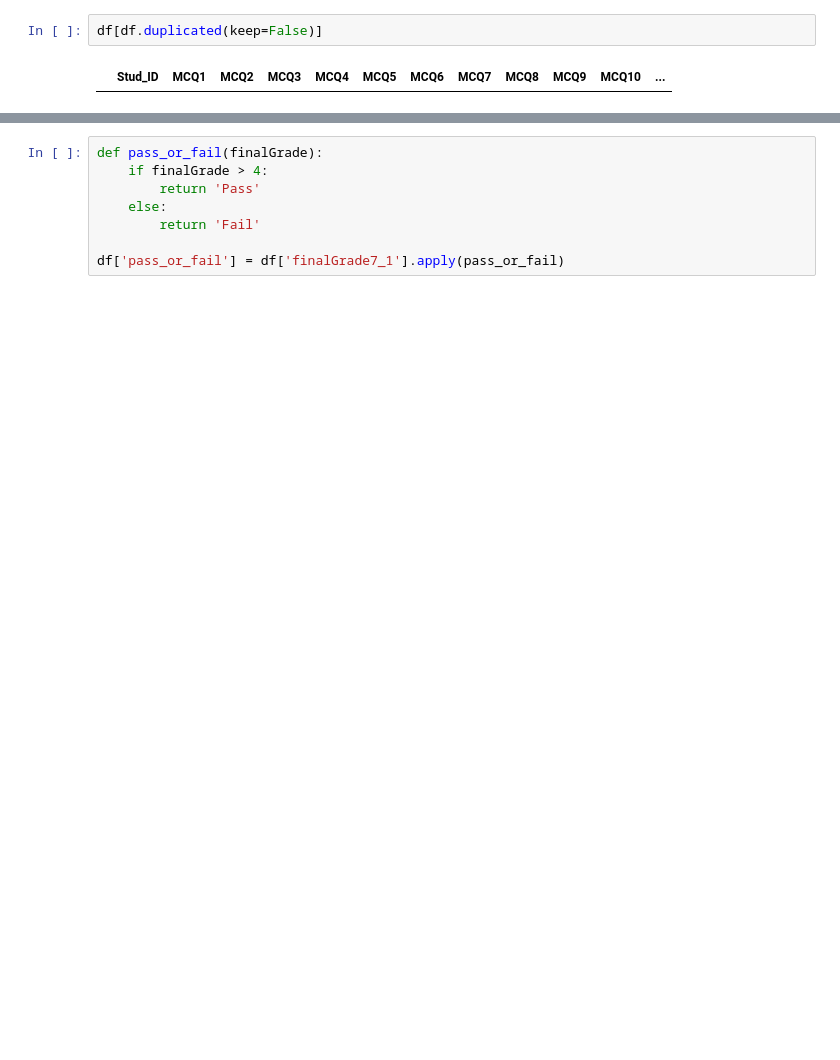
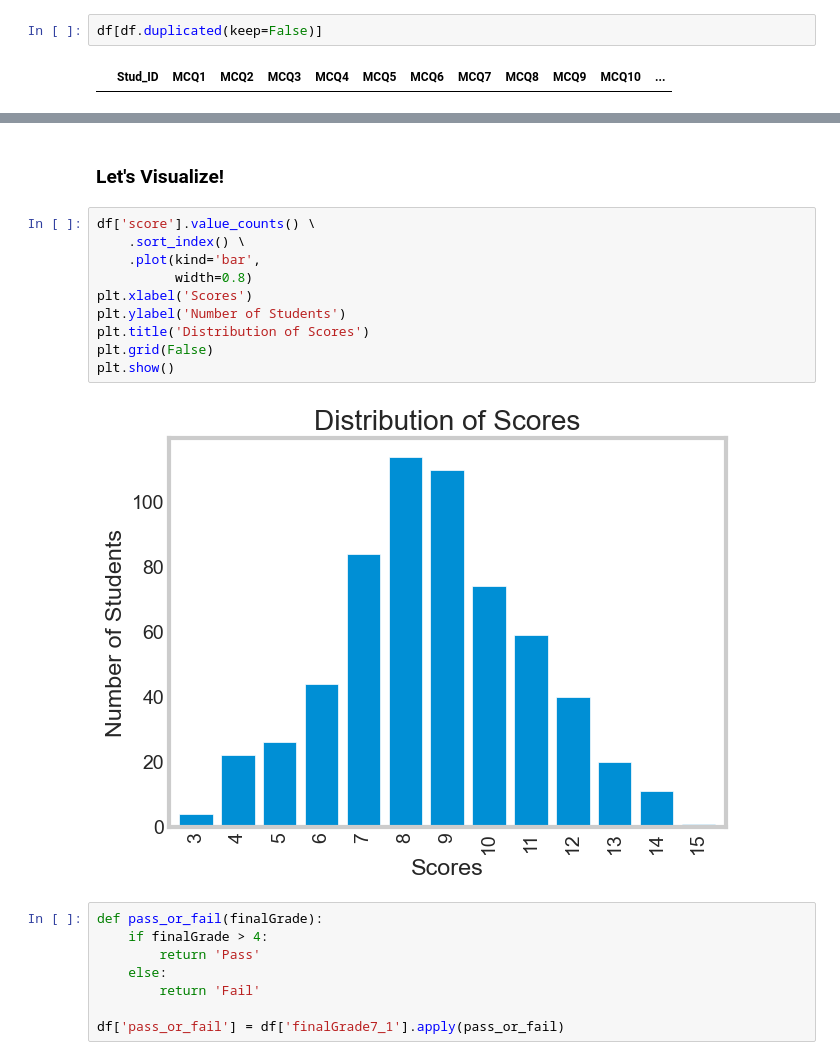
Before and after one commit to mu57f4/software_midterm_data_analysis, a Jupyter notebook: virtual_analysis.ipynb, the cells around one changed output, grey strips where cells are left out. Saved outputs shown, nothing was run; the diff lists cells and outputs as text; blank space fills up the shorter version.

```diff
--- a/virtual_analysis.ipynb
+++ b/virtual_analysis.ipynb
@@ -69,6 +80,20 @@ df[df['score'] > 14]
 # %% [output]
 |  | Stud_ID | MCQ1 | MCQ2 | MCQ3 | MCQ4 | MCQ5 | MCQ6 | MCQ7 | MCQ8 | MCQ9 | MCQ10 | ... |
 | 86 | 20210127 | D | B | C | B | D | A | E | E | C | A | ... |
+# %% [markdown]
+### Let's Visualize!
+# %%
+df['score'].value_counts() \
+    .sort_index() \
+    .plot(kind='bar',
+          width=0.8)
+plt.xlabel('Scores')
+plt.ylabel('Number of Students')
+plt.title('Distribution of Scores')
+plt.grid(False)
+plt.show()
+# %% [output]
+[figure, added]
 # %%
 def pass_or_fail(finalGrade):
     if finalGrade > 4:
```
Also changed, not shown: parts of 21 cells of this notebook.
